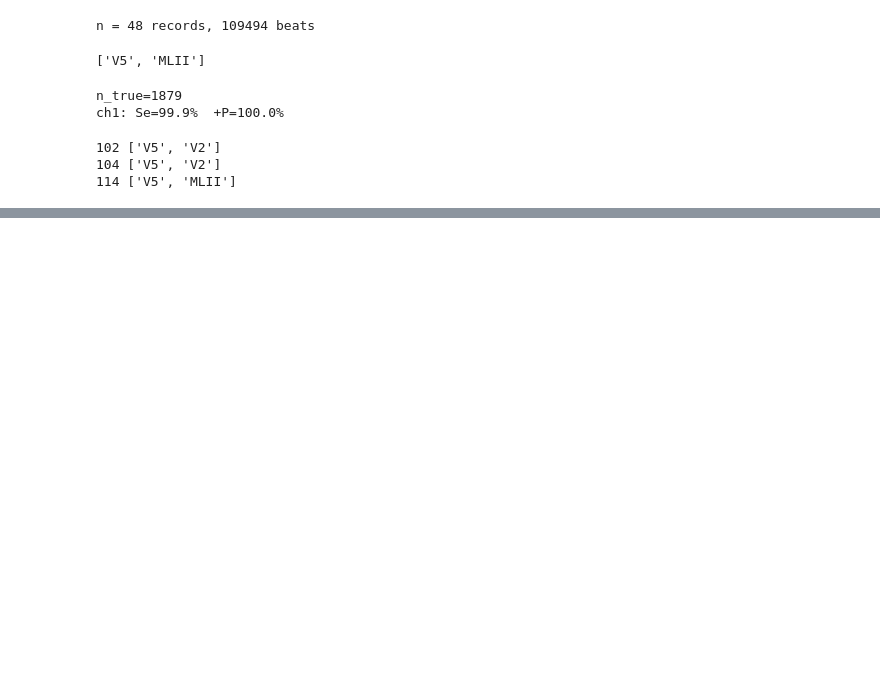
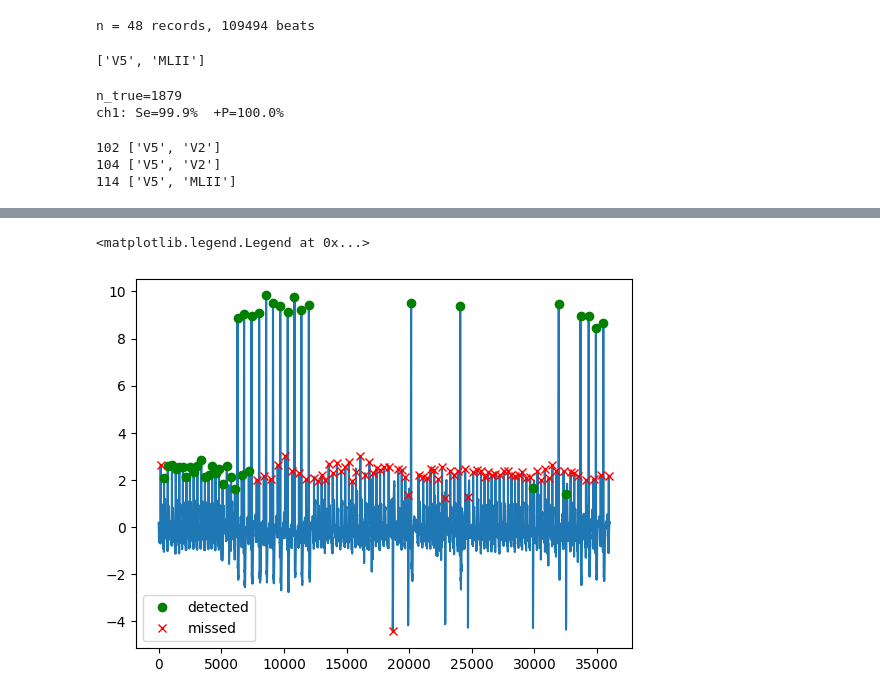
Before and after one commit to nhartmann00/ecg-arrhythmia-classifier, a Jupyter notebook: notebooks/01_ecg_pipeline.ipynb, the cells around one changed output, grey strips where cells are left out. Drawn from its saved outputs; the diff is of its cells as text; code cells hidden in the pictures; blank space fills up the shorter version.

```diff
--- a/notebooks/01_ecg_pipeline.ipynb
+++ b/notebooks/01_ecg_pipeline.ipynb
@@ -715,5 +720,5 @@ print(test_ids)
 # %%
-mask = np.isin(np.unique(X_patient_ids_filtered), test_ids, invert=True)
+mask = np.isin(np.unique(subject_ids_filtered), test_ids, invert=True)
 print(mask)
 # %% [output]
 [ True  True  True  True False  True  True  True  True  True  True  True
@@ -1596,0 +1583,11 @@ for rec in np.unique(X_patient_ids):
+# %%
+m_228, mi_228, fa_228 = check_peaks('228')
+
+def has_candidate(positions, cands, tol=54):
+    return np.array([np.any(np.abs(cands - p) <= tol) for p in positions])
+
+ctrl = has_candidate(m_228, candidates_refined_228)
+print(f"control (matched beats): {ctrl.sum()}/{len(m_228)} = {ctrl.mean():.1%}")
+
+avail = has_candidate(mi_228, candidates_refined_228)
+print(f"misses with a candidate: {avail.sum()}/{len(mi_228)} = {avail.mean():.1%}")
@@ -1596,0 +1649,10 @@ for rec in np.unique(X_patient_ids):
+# %%
+seg = slice(0, 100*fs)
+plt.plot(norm_228[seg])
+mm = m_228[m_228 < 100*fs];  mz = mi_228[mi_228 < 100*fs]
+plt.plot(mm, norm_228[mm], 'go', label='detected')
+plt.plot(mz, norm_228[mz], 'rx', label='missed')
+plt.legend()
+# %% [output]
+<matplotlib.legend.Legend at 0x...>
+[figure, added]
```
Also changed, not shown: parts of 37 cells of this notebook, 1 other file.
